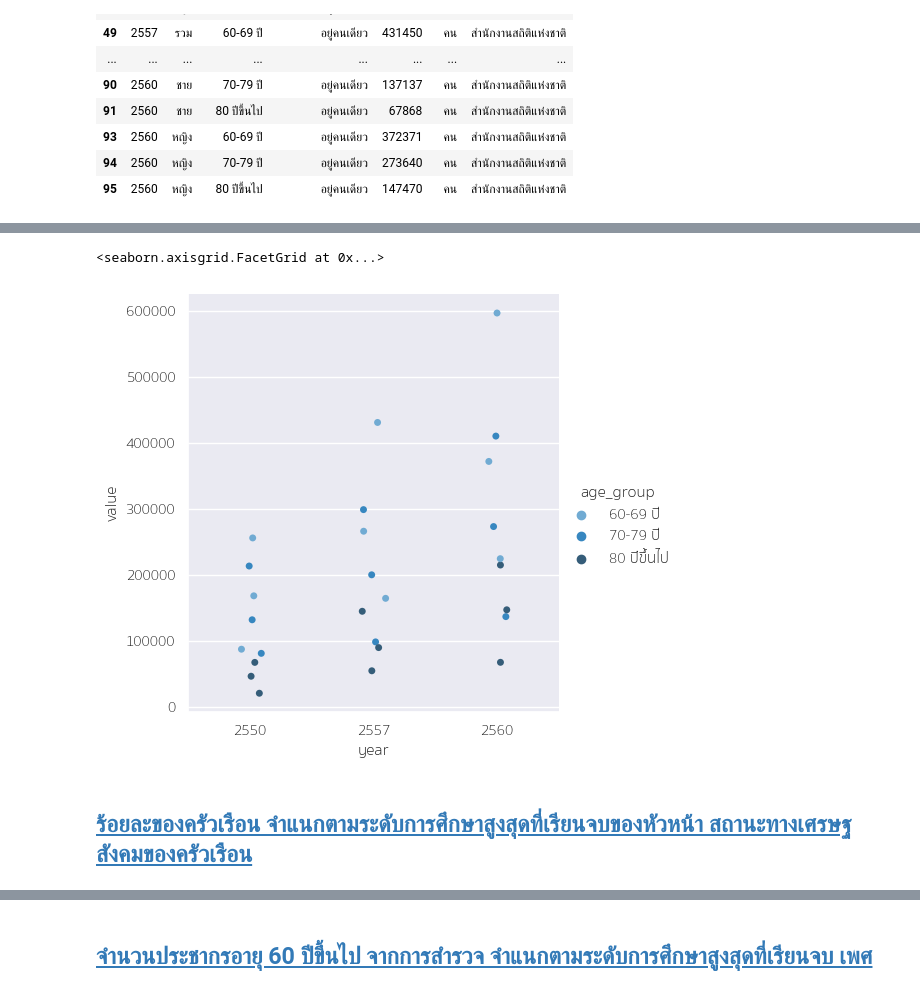
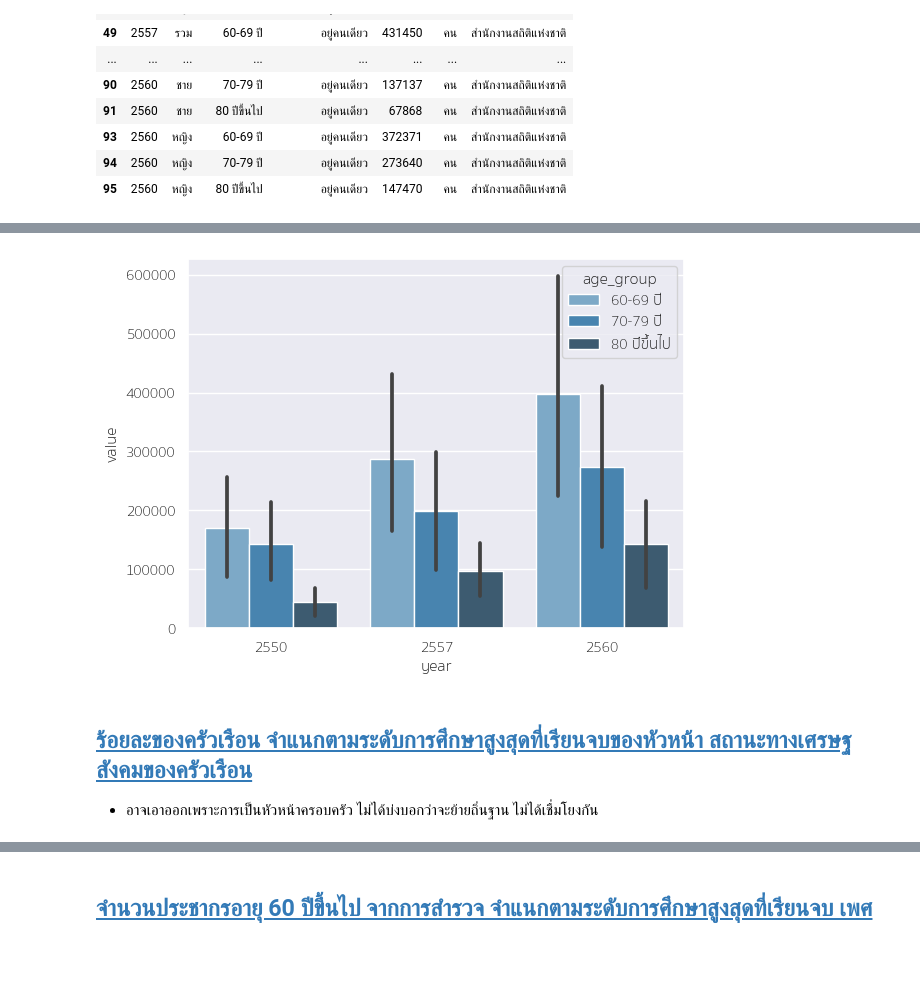
Before and after one commit to Zylink2/Machine_Learning_Project_2, a Jupyter notebook: Bank_draft.ipynb, the cells around one changed output, grey strips where cells are left out. Cells and saved outputs as stored; diff of their text form; code cells hidden in the pictures; blank space fills up the shorter version.

```diff
--- a/Bank_draft.ipynb
+++ b/Bank_draft.ipynb
@@ -235,3 +280,10 @@ selected
 | 93 | 2560 | หญิง | 60-69 ปี | อยู่คนเดียว | 372371 | คน | สำนักงานสถิติแห่งชาติ |
 | 94 | 2560 | หญิง | 70-79 ปี | อยู่คนเดียว | 273640 | คน | สำนักงานสถิติแห่งชาติ |
 | 95 | 2560 | หญิง | 80 ปีขึ้นไป | อยู่คนเดียว | 147470 | คน | สำนักงานสถิติแห่งชาติ |
+# %%
+import matplotlib.pyplot as plt
+import matplotlib.ticker as ticker
+
+sns.set_theme(font='Sukhumvit Set')
+g = sns.catplot(selected, x = 'year', hue = 'age_group', y = 'value', palette='Blues_d')
+# g.yaxis.set_major_formatter(ticker.FuncFormatter(lambda x, _: f"{x/1e6:,.1f}m"))
@@ -238,9 +292,9 @@ selected
 # %%
 sns.set_theme(font='Sukhumvit Set')
-sns.catplot(selected, x = 'year', hue = 'age_group', y = 'value', palette='Blues_d')
+g = sns.barplot(selected, x = 'year', hue = 'age_group', y = 'value', palette='Blues_d')
 # %% [output]
-<seaborn.axisgrid.FacetGrid at 0x...>
-[figure, old version]
+[figure, new version]
 # %% [markdown]
 ## [ร้อยละของครัวเรือน จำแนกตามระดับการศึกษาสูงสุดที่เรียนจบของหัวหน้า สถานะทางเศรษฐสังคมของครัวเรือน](https://catalog.nso.go.th/dataset/os_08_00001/resource/7c9e6896-67e4-4db6-955c-c1c24cf6268e)
+- อาจเอาออกเพราะการเป็นหัวหน้าครอบครัว ไม่ได้บ่งบอกว่าจะย้ายถิ่นฐาน ไม่ได้เชื่มโยงกัน
 # %%
```
Also changed, not shown: parts of 7 cells of this notebook, 2 other files.
